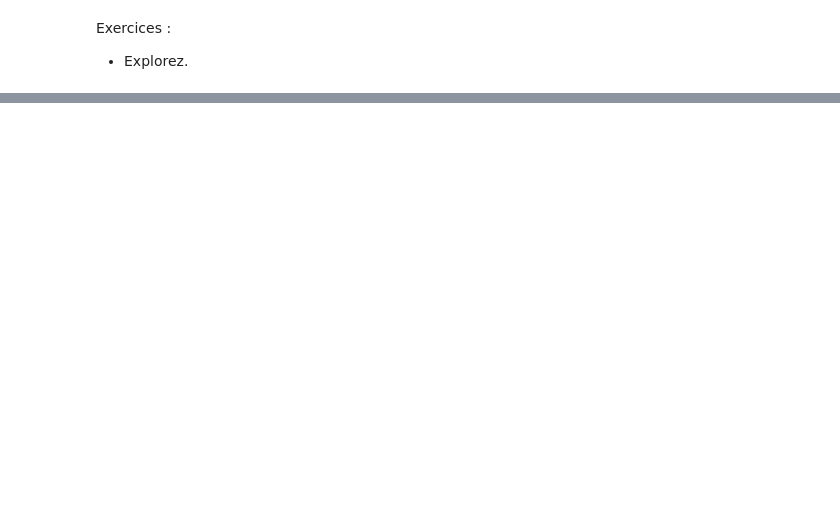
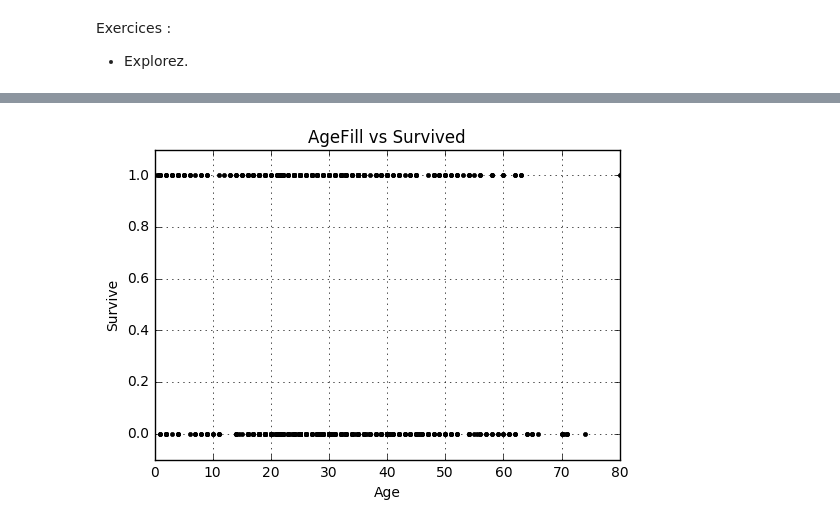
Before and after one commit to zackdu35/2016-2017, a Jupyter notebook: P1/pandas.ipynb, the cells around one changed output, grey strips where cells are left out. Drawn from its saved outputs; the diff is of its cells as text; code cells hidden in the pictures; blank space fills up the shorter version.

```diff
--- a/P1/pandas.ipynb
+++ b/P1/pandas.ipynb
@@ -501,0 +516,23 @@ P.show()
+# %%
+import pylab as P
+
+#A priori le tarif payé par une personne correspond à son type de classe, vérifions
+
+#-------------------we will explore if tarif influence classe-------------------
+
+x_axis = train_data['AgeFill']
+y_axis = train_data['Survived']
+
+
+P.figure()
+P.title('AgeFill vs Survived')
+P.xlabel('Age')
+P.ylabel(u'Survive')
+P.plot(x_axis, y_axis, 'k.')
+P.axis([0, 80, -0.1, 1.1])
+P.grid(True)
+P.show()
+
+# peu de chance de survie apres environ 65 ans
+# %% [output]
+[figure, added]
```
Also changed, not shown: parts of 7 cells of this notebook, 1 other file.
